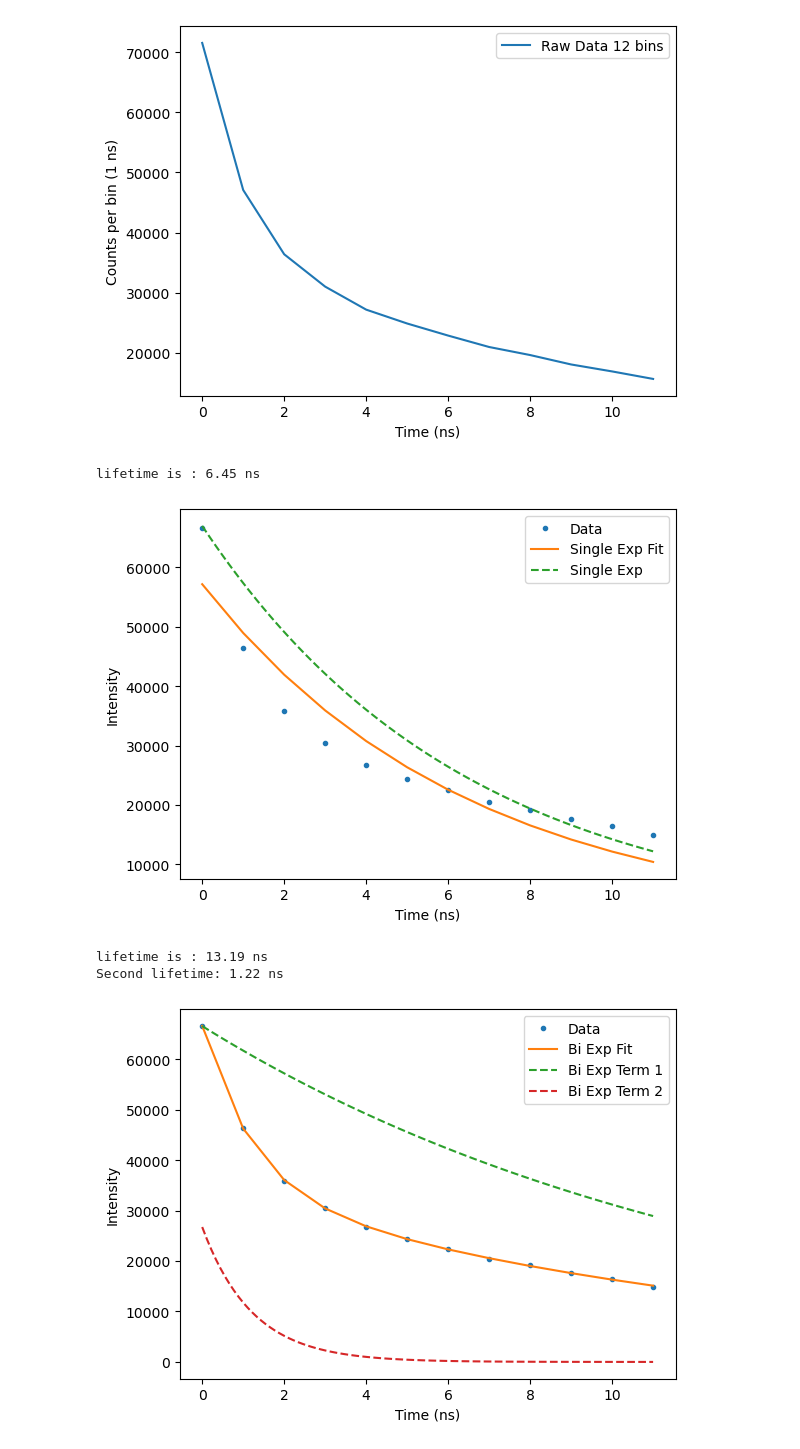
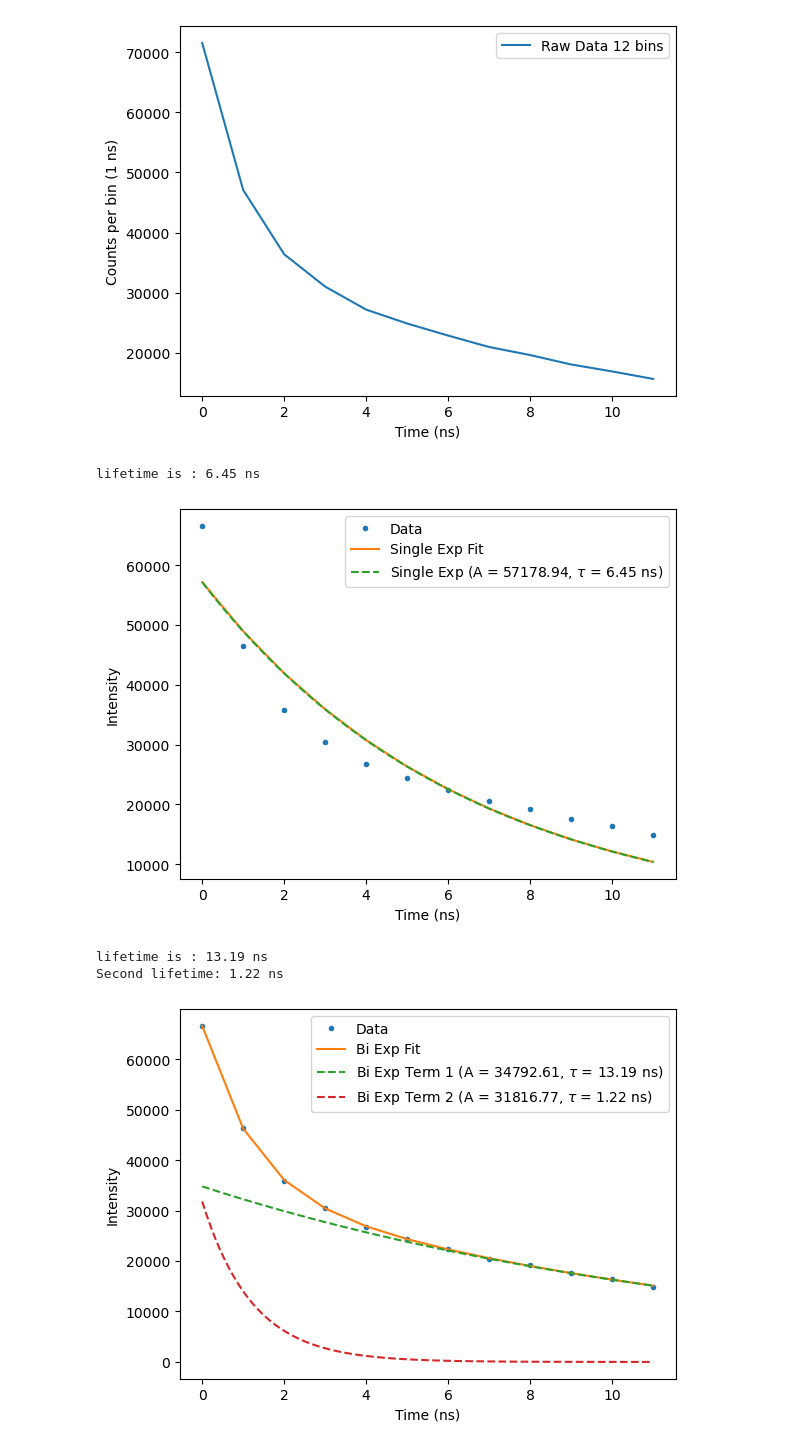
Before and after one commit to UW-Quantum-Defect-Lab/qdmodel, a Jupyter notebook: qdanalysis/timetagger_analysis/lifetimeanalysis.ipynb, the cells around one changed output. Drawn from its saved outputs; the diff is of its cells as text; code cells hidden in the pictures.

```diff
--- a/qdanalysis/timetagger_analysis/lifetimeanalysis.ipynb
+++ b/qdanalysis/timetagger_analysis/lifetimeanalysis.ipynb
@@ -189,14 +189,14 @@ fit_label = "Single Exp Fit"
 plot_data(times_nv_12, true_cts, data_label, x_label, y_label, fmt_str=".", render=False)
 plot_data(times_nv_12, single_exponential(times_nv_12, *popt), fit_label, x_label, y_label, render=False)
 
-amplitude = 67000
+amplitude = popt[0]
 t_fit = np.linspace(0, 11, 100)
 y_single = single_exponential(t_fit, amplitude, lifetime_single)
-single_exp_label = "Single Exp"
+single_exp_label = f"Single Exp (A = {amplitude:.2f}, $\\tau$ = {lifetime_single:.2f} ns)"
 plot_data(t_fit, y_single, single_exp_label, x_label, y_label, fmt_str="--")
 # %% [output]
 lifetime is : 6.45 ns
-[figure, old version]
+[figure, new version]
 # %%
 true_cts = cts_nv_12 - cts_12
 #true_cts = true_cts - min(true_cts) # normalize counts #PLAY WITH THIS, comment in and out to see what looks better
@@ -212,35 +212,35 @@ def fit_biexponential(x, y):
     amplitude_2_0 = 26000
     lifetime_2_0 = 1
     p0 = [amplitude_1_0, lifetime_1_0, amplitude_2_0, lifetime_2_0]
 
     popt, pcov = curve_fit(bi_exponential, x, y, p0=p0, maxfev=10000, gtol = 1e-10)
     return popt, pcov
 
 popt, pcov = fit_biexponential(times_nv_12, true_cts)
 lifetime_bi_1 = popt[1]
 lifetime_bi_2 = popt[3]
 print(f"lifetime is : {lifetime_bi_1:.2f} ns")
 print(f"Second lifetime: {lifetime_bi_2:.2f} ns")
 
 
 x_label = "Time (ns)"
 y_label = "Intensity"
 
 data_label = "Data"
 fit_label = "Bi Exp Fit"
 plot_data(times_nv_12, true_cts, data_label, x_label, y_label, fmt_str=".", render=False)
 plot_data(times_nv_12, bi_exponential(times_nv_12, *popt), fit_label, x_label, y_label, render=False)
 
-amplitude_1 = 66574
-amplitude_2 = 26742
+amplitude_1 = popt[0]
+amplitude_2 = popt[2]
 t_fit = np.linspace(0, 11, 100)
 y_bi_term1 = single_exponential(t_fit, amplitude_1, lifetime_bi_1)
 y_bi_term2 = single_exponential(t_fit, amplitude_2, lifetime_bi_2)
-bi_term1_label = "Bi Exp Term 1"
-bi_term2_label = "Bi Exp Term 2"
+bi_term1_label = f"Bi Exp Term 1 (A = {amplitude_1:.2f}, $\\tau$ = {lifetime_bi_1:.2f} ns)"
+bi_term2_label = f"Bi Exp Term 2 (A = {amplitude_2:.2f}, $\\tau$ = {lifetime_bi_2:.2f} ns)"
 plot_data(t_fit, y_bi_term1, bi_term1_label, x_label, y_label, fmt_str="--", render=False)
 plot_data(t_fit, y_bi_term2, bi_term2_label, x_label, y_label, fmt_str="--")
 # %% [output]
 lifetime is : 13.19 ns
 Second lifetime: 1.22 ns
-[figure, old version]
+[figure, new version]
```
Also changed, not shown: parts of 3 cells of this notebook.
